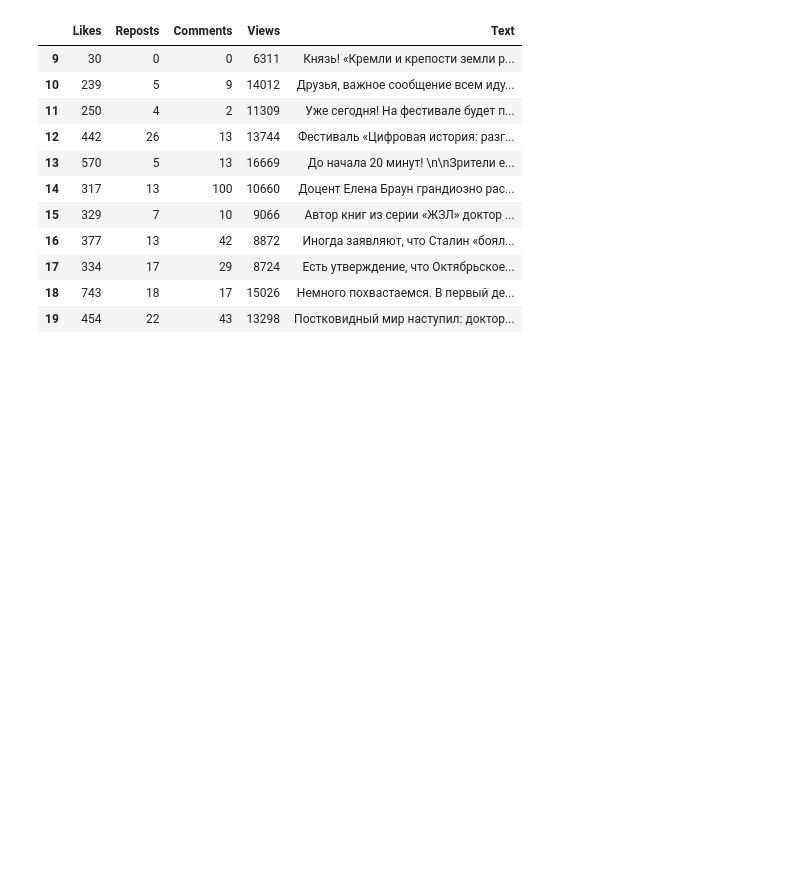
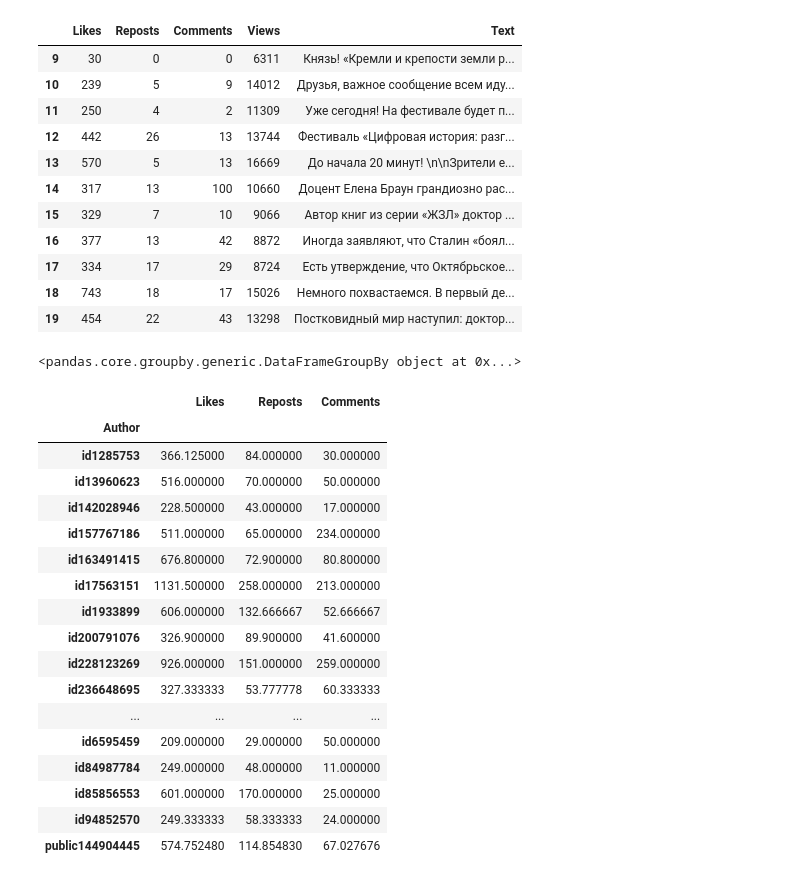
Before and after one commit to ArtemLeshchev/Python-Analysis-Digital-History, a Jupyter notebook: DH_Pandas_training.ipynb, the cells around one changed output. Saved outputs shown, nothing was run; the diff lists cells and outputs as text; code cells hidden in the pictures; blank space fills up the shorter version.

```diff
--- a/DH_Pandas_training.ipynb
+++ b/DH_Pandas_training.ipynb
@@ -241,3 +241,31 @@ df.iloc[9:20, [1, 2, 3, 4, 6]]
 | 17 | 334 | 17 | 29 | 8724 | Есть утверждение, что Октябрьское... |
 | 18 | 743 | 18 | 17 | 15026 | Немного похвастаемся. В первый де... |
 | 19 | 454 | 22 | 43 | 13298 | Постковидный мир наступил: доктор... |
+# %%
+# groupby сам по себе - это объект, который содержит метаданные о том как выполниь groupby.
+# Без агрегации просто отобразится упоминание об этом
+df[["Likes", "Reposts", "Comments", "Author"]].groupby("Author")
+# %% [output]
+<pandas.core.groupby.generic.DataFrameGroupBy object at 0x...>
+# %%
+# Применим к groupby агрегацию, чтобы выполнить манипуляцию над данными
+df[["Likes", "Reposts", "Comments", "Author"]].groupby("Author").mean()
+# %% [output]
+|  | Likes | Reposts | Comments |
+| Author |  |  |  |
+| id1285753 | 366.125000 | 84.000000 | 30.000000 |
+| id13960623 | 516.000000 | 70.000000 | 50.000000 |
+| id142028946 | 228.500000 | 43.000000 | 17.000000 |
+| id157767186 | 511.000000 | 65.000000 | 234.000000 |
+| id163491415 | 676.800000 | 72.900000 | 80.800000 |
+| id17563151 | 1131.500000 | 258.000000 | 213.000000 |
+| id1933899 | 606.000000 | 132.666667 | 52.666667 |
+| id200791076 | 326.900000 | 89.900000 | 41.600000 |
+| id228123269 | 926.000000 | 151.000000 | 259.000000 |
+| id236648695 | 327.333333 | 53.777778 | 60.333333 |
+| ... | ... | ... | ... |
+| id6595459 | 209.000000 | 29.000000 | 50.000000 |
+| id84987784 | 249.000000 | 48.000000 | 11.000000 |
+| id85856553 | 601.000000 | 170.000000 | 25.000000 |
+| id94852570 | 249.333333 | 58.333333 | 24.000000 |
+| public144904445 | 574.752480 | 114.854830 | 67.027676 |
```
